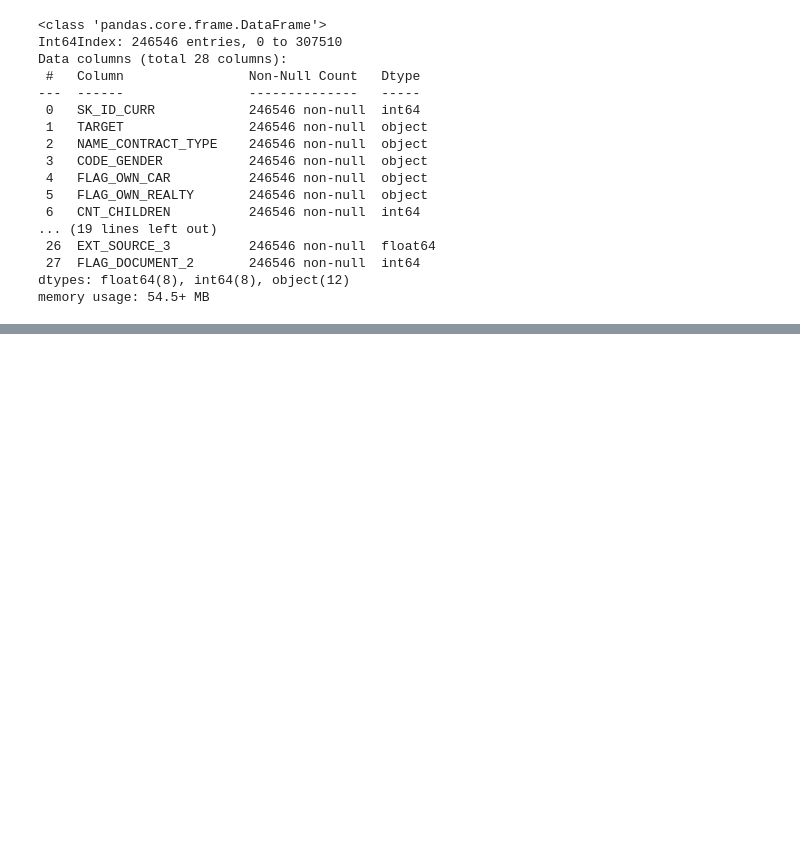
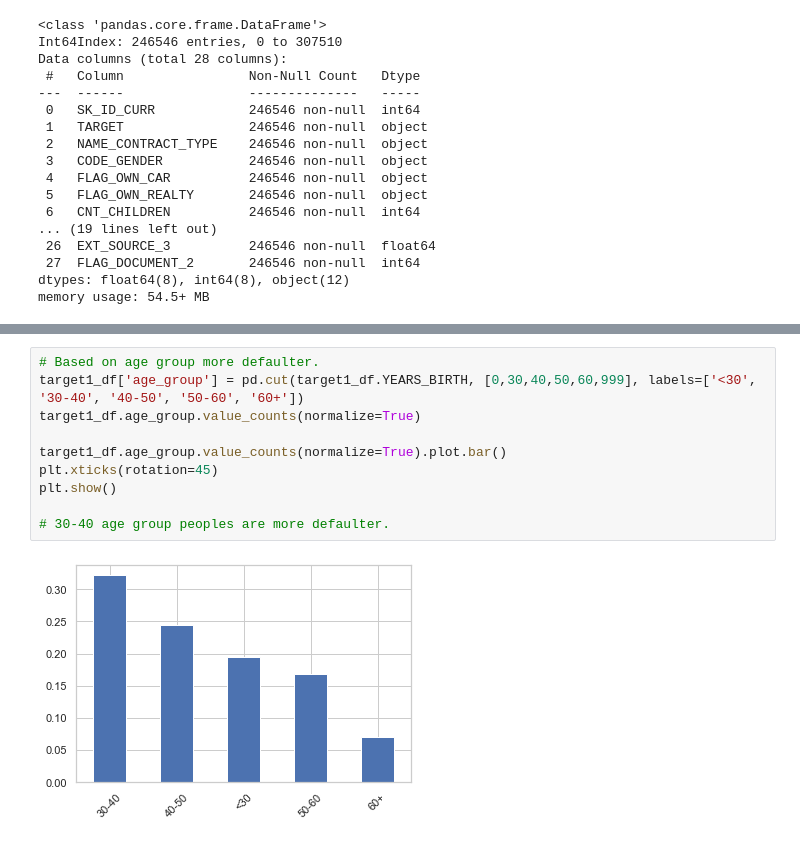
Before and after one commit to vishnuksharma/DataScienceAnalysisPython, a Jupyter notebook: EDA-CaseStudy/EDA-CaseStudy-I.ipynb, the cells around one changed output, grey strips where cells are left out. Drawn from its saved outputs; the diff is of its cells as text; blank space fills up the shorter version.

```diff
--- a/EDA-CaseStudy/EDA-CaseStudy-I.ipynb
+++ b/EDA-CaseStudy/EDA-CaseStudy-I.ipynb
@@ -155,0 +210,12 @@ target0_df
+# %%
+# Based on age group more defaulter.
+target1_df['age_group'] = pd.cut(target1_df.YEARS_BIRTH, [0,30,40,50,60,999], labels=['<30', '30-40', '40-50', '50-60', '60+'])
+target1_df.age_group.value_counts(normalize=True)
+
+target1_df.age_group.value_counts(normalize=True).plot.bar()
+plt.xticks(rotation=45)
+plt.show()
+
+# 30-40 age group peoples are more defaulter.
+# %% [output]
+[figure, added]
```
Also changed, not shown: parts of 37 cells of this notebook, 4 other files.
